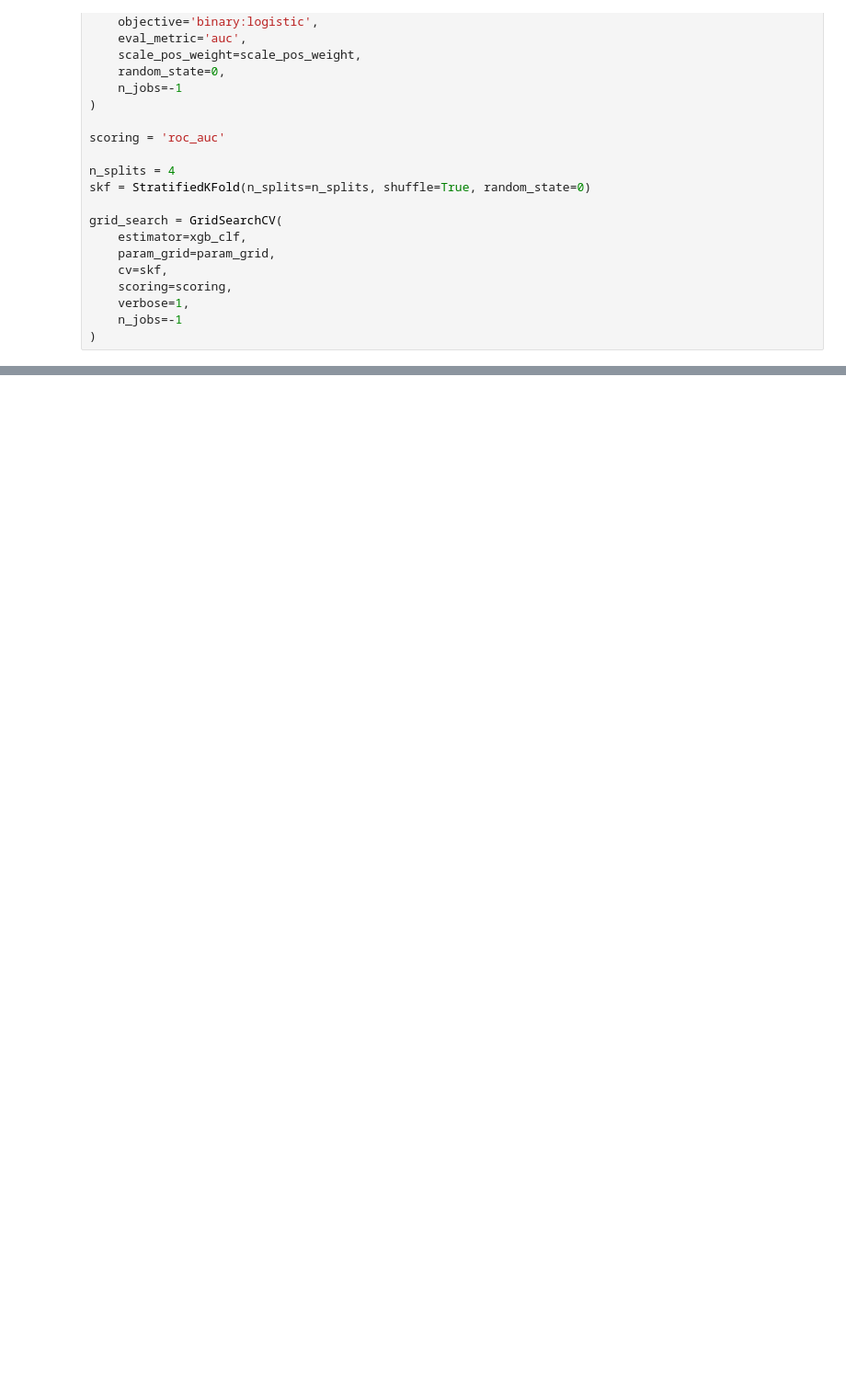
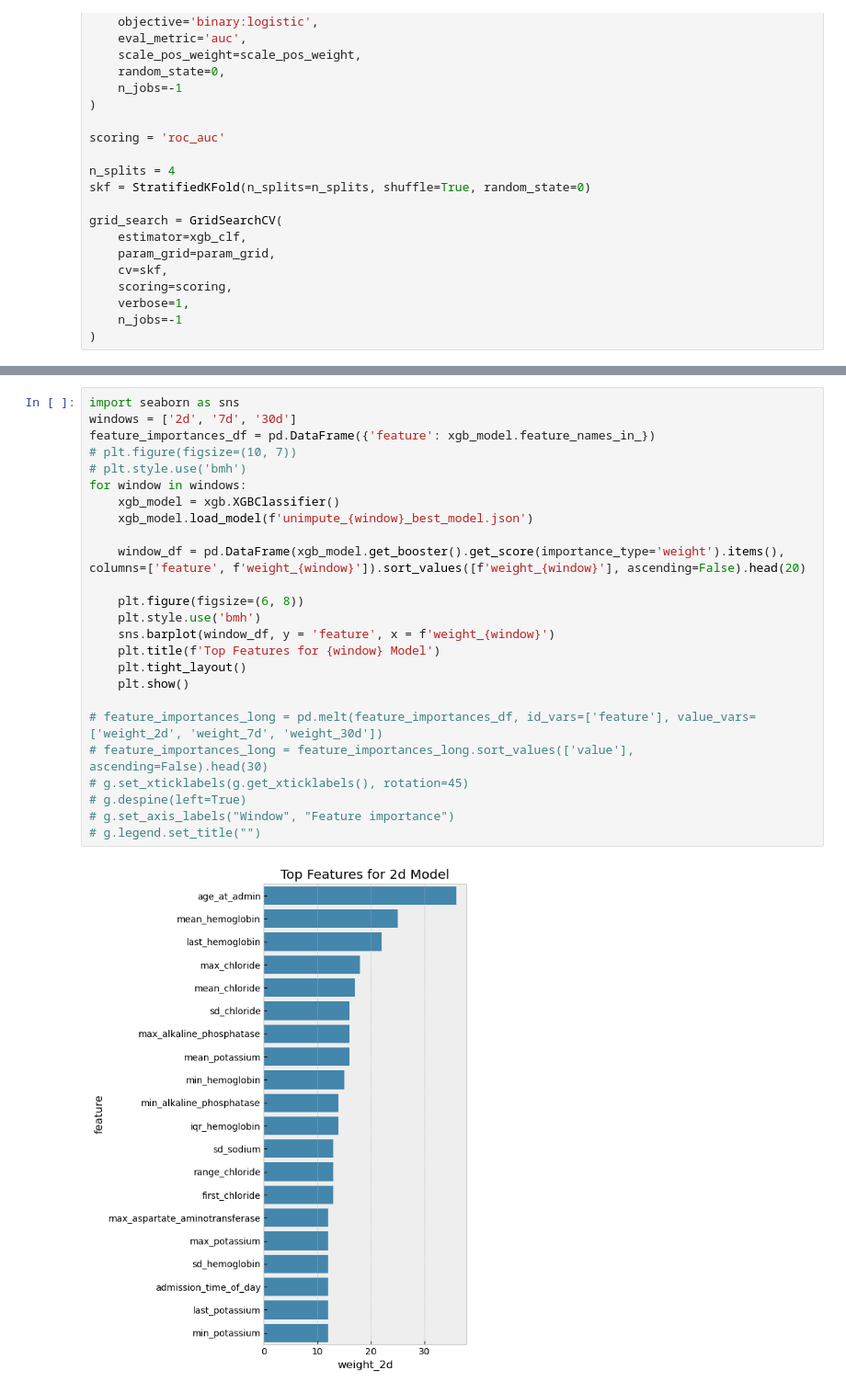
Before and after one commit to aszatrowski/predicting-cdiff, a Jupyter notebook: UNIMPUTED_model_dev_fullset.ipynb, the cells around one changed output, grey strips where cells are left out. Shown at 92% size. Cells and saved outputs as stored; diff of their text form; blank space fills up the shorter version.

```diff
--- a/UNIMPUTED_model_dev_fullset.ipynb
+++ b/UNIMPUTED_model_dev_fullset.ipynb
@@ -661,0 +707,27 @@ plt.show()
+# %%
+import seaborn as sns
+windows = ['2d', '7d', '30d']
+feature_importances_df = pd.DataFrame({'feature': xgb_model.feature_names_in_})
+# plt.figure(figsize=(10, 7))
+# plt.style.use('bmh')
+for window in windows:
+    xgb_model = xgb.XGBClassifier()
+    xgb_model.load_model(f'unimpute_{window}_best_model.json')
+
+    window_df = pd.DataFrame(xgb_model.get_booster().get_score(importance_type='weight').items(), columns=['feature', f'weight_{window}']).sort_values([f'weight_{window}'], ascending=False).head(20)
+
+    plt.figure(figsize=(6, 8))
+    plt.style.use('bmh')
+    sns.barplot(window_df, y = 'feature', x = f'weight_{window}')
+    plt.title(f'Top Features for {window} Model')
+    plt.tight_layout()
+    plt.show()
+
+# feature_importances_long = pd.melt(feature_importances_df, id_vars=['feature'], value_vars=['weight_2d', 'weight_7d', 'weight_30d'])
+# feature_importances_long = feature_importances_long.sort_values(['value'], ascending=False).head(30)
+# g.set_xticklabels(g.get_xticklabels(), rotation=45)
+# g.despine(left=True)
+# g.set_axis_labels("Window", "Feature importance")
+# g.legend.set_title("")
+# %% [output]
+[figure, added]
```
Also changed, not shown: parts of 42 cells of this notebook, 4 other files.
